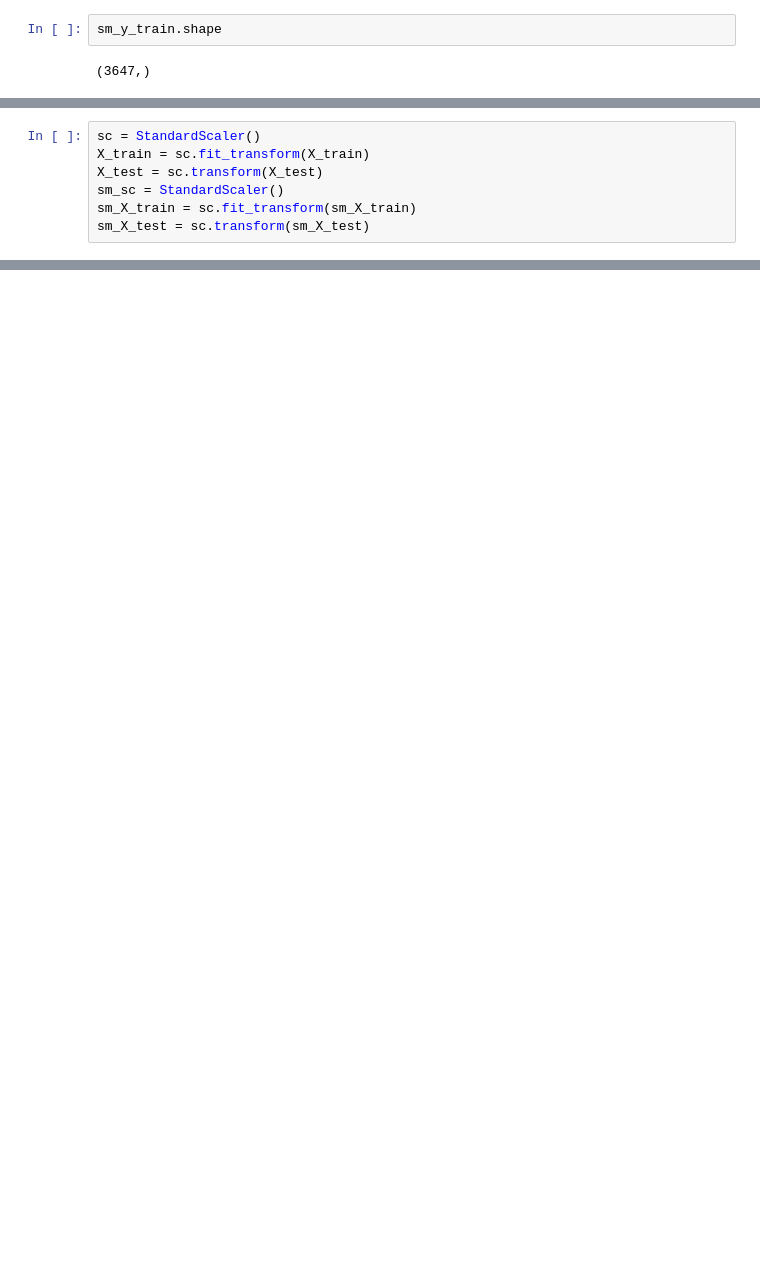
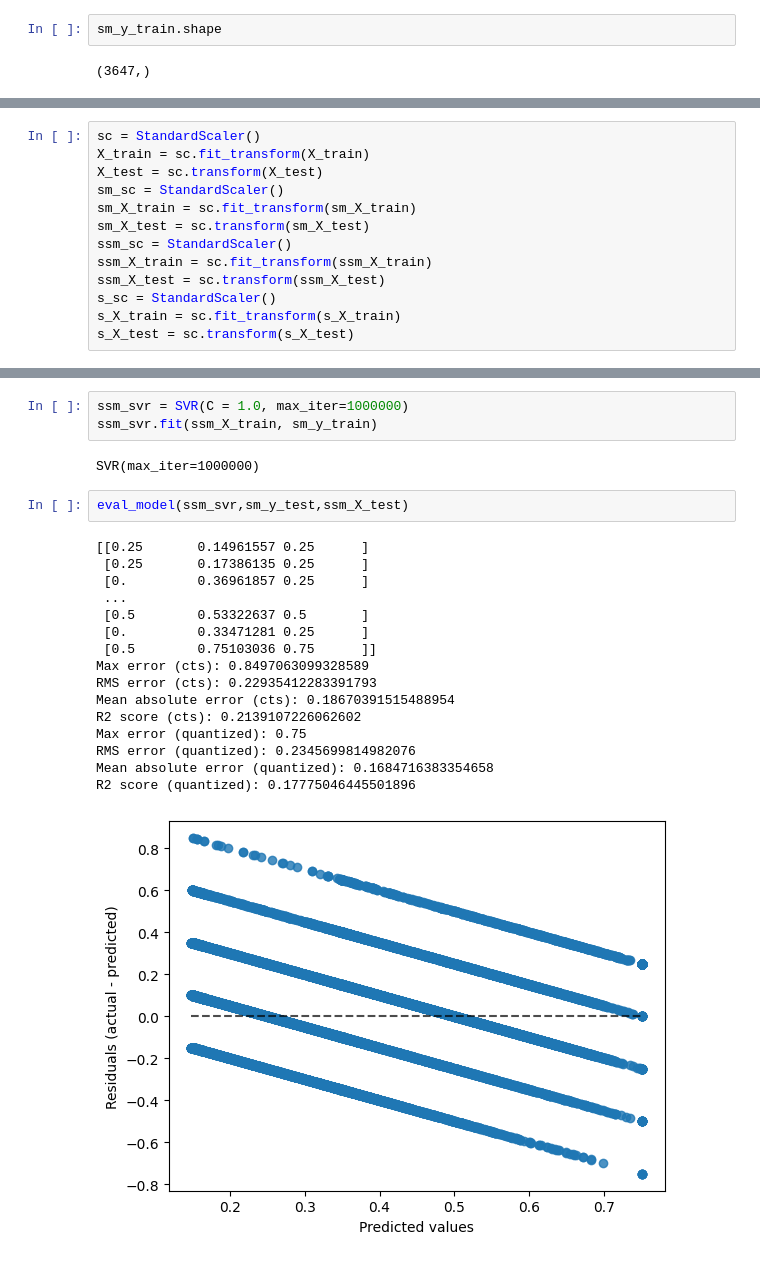
Before and after one commit to mmccool/nlp-project-1, a Jupyter notebook: solution.ipynb, the cells around one changed output, grey strips where cells are left out. Cells and saved outputs as stored; diff of their text form; blank space fills up the shorter version.

```diff
--- a/solution.ipynb
+++ b/solution.ipynb
@@ -210,3 +248,9 @@ X_test = sc.transform(X_test)
 sm_sc = StandardScaler()
 sm_X_train = sc.fit_transform(sm_X_train)
 sm_X_test = sc.transform(sm_X_test)
+ssm_sc = StandardScaler()
+ssm_X_train = sc.fit_transform(ssm_X_train)
+ssm_X_test = sc.transform(ssm_X_test)
+s_sc = StandardScaler()
+s_X_train = sc.fit_transform(s_X_train)
+s_X_test = sc.transform(s_X_test)
@@ -259,0 +353,24 @@ plt.show()
+# %%
+ssm_svr = SVR(C = 1.0, max_iter=1000000)
+ssm_svr.fit(ssm_X_train, sm_y_train)
+# %% [output]
+SVR(max_iter=1000000)
+# %%
+eval_model(ssm_svr,sm_y_test,ssm_X_test)
+# %% [output]
+[[0.25       0.14961557 0.25      ]
+ [0.25       0.17386135 0.25      ]
+ [0.         0.36961857 0.25      ]
+ ...
+ [0.5        0.53322637 0.5       ]
+ [0.         0.33471281 0.25      ]
+ [0.5        0.75103036 0.75      ]]
+Max error (cts): 0.8497063099328589
+RMS error (cts): 0.22935412283391793
+Mean absolute error (cts): 0.18670391515488954
+R2 score (cts): 0.2139107226062602
+Max error (quantized): 0.75
+RMS error (quantized): 0.2345699814982076
+Mean absolute error (quantized): 0.1684716383354658
+R2 score (quantized): 0.17775046445501896
+[figure, added]
```
Also changed, not shown: parts of 52 cells of this notebook.
